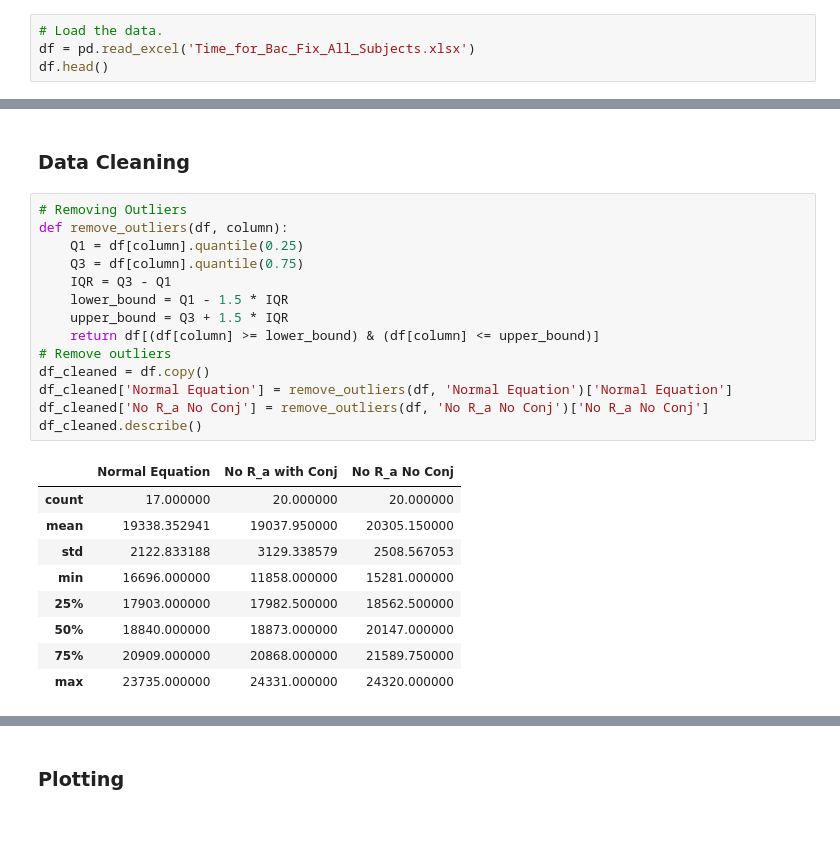
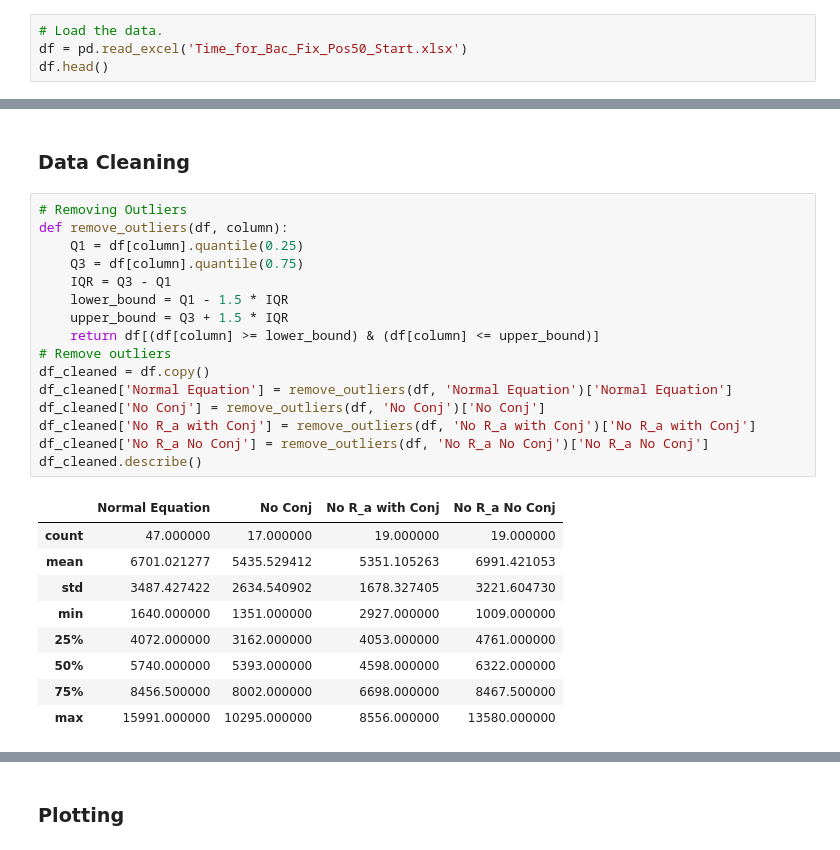
Before and after one commit to Frood-for-Thought/Bac_Evol_SSA, a Jupyter notebook: Experiment 1/Analysis.ipynb, the cells around one changed output, grey strips where cells are left out. Drawn from its saved outputs; the diff is of its cells as text.

```diff
--- a/Experiment 1/Analysis.ipynb
+++ b/Experiment 1/Analysis.ipynb
@@ -6,6 +6,6 @@ from scipy.stats import ttest_ind, skew, mannwhitneyu
 import statsmodels.stats.power as smp
 # %%
 # Load the data.
-df = pd.read_excel('Time_for_Bac_Fix_All_Subjects.xlsx')
+df = pd.read_excel('Time_for_Bac_Fix_Pos50_Start.xlsx')
 df.head()
 # %% [output]
@@ -43,27 +43,29 @@ plt.show()
 # %%
 # Removing Outliers
 def remove_outliers(df, column):
     Q1 = df[column].quantile(0.25)
     Q3 = df[column].quantile(0.75)
     IQR = Q3 - Q1
     lower_bound = Q1 - 1.5 * IQR
     upper_bound = Q3 + 1.5 * IQR
     return df[(df[column] >= lower_bound) & (df[column] <= upper_bound)]
 # Remove outliers
 df_cleaned = df.copy()
 df_cleaned['Normal Equation'] = remove_outliers(df, 'Normal Equation')['Normal Equation']
+df_cleaned['No Conj'] = remove_outliers(df, 'No Conj')['No Conj']
+df_cleaned['No R_a with Conj'] = remove_outliers(df, 'No R_a with Conj')['No R_a with Conj']
 df_cleaned['No R_a No Conj'] = remove_outliers(df, 'No R_a No Conj')['No R_a No Conj']
 df_cleaned.describe()
 # %% [output]
-|  | Normal Equation | No R_a with Conj | No R_a No Conj |
-| count | 17.000000 | 20.000000 | 20.000000 |
-| mean | 19338.352941 | 19037.950000 | 20305.150000 |
-| std | 2122.833188 | 3129.338579 | 2508.567053 |
-| min | 16696.000000 | 11858.000000 | 15281.000000 |
-| 25% | 17903.000000 | 17982.500000 | 18562.500000 |
-| 50% | 18840.000000 | 18873.000000 | 20147.000000 |
-| 75% | 20909.000000 | 20868.000000 | 21589.750000 |
-| max | 23735.000000 | 24331.000000 | 24320.000000 |
+|  | Normal Equation | No Conj | No R_a with Conj | No R_a No Conj |
+| count | 47.000000 | 17.000000 | 19.000000 | 19.000000 |
+| mean | 6701.021277 | 5435.529412 | 5351.105263 | 6991.421053 |
+| std | 3487.427422 | 2634.540902 | 1678.327405 | 3221.604730 |
+| min | 1640.000000 | 1351.000000 | 2927.000000 | 1009.000000 |
+| 25% | 4072.000000 | 3162.000000 | 4053.000000 | 4761.000000 |
+| 50% | 5740.000000 | 5393.000000 | 4598.000000 | 6322.000000 |
+| 75% | 8456.500000 | 8002.000000 | 6698.000000 | 8467.500000 |
+| max | 15991.000000 | 10295.000000 | 8556.000000 | 13580.000000 |
 # %%
 # Visualize the Data
 plt.figure(figsize=(10, 6))
```
Also changed, not shown: parts of 6 cells of this notebook, 1 other file.
